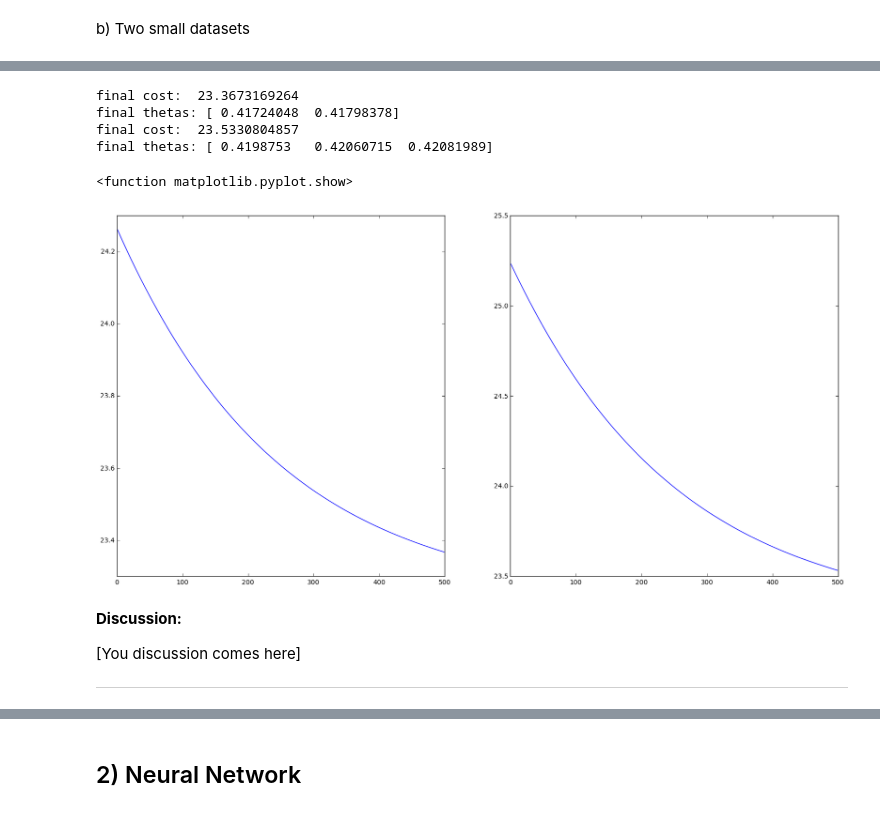
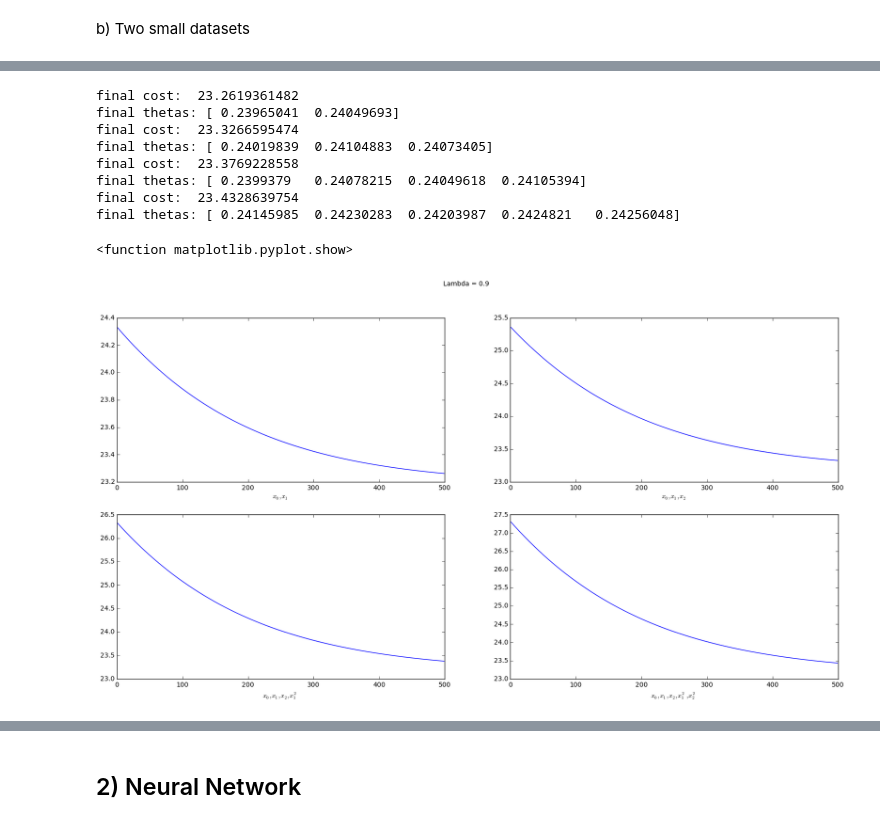
Before and after one commit to phielp/Leren-2016, a Jupyter notebook: Week3/assignment3_Berkelmans_Bouman.ipynb, the cells around one changed output, grey strips where cells are left out. Saved outputs shown, nothing was run; the diff lists cells and outputs as text; code cells hidden in the pictures.

```diff
--- a/Week3/assignment3_Berkelmans_Bouman.ipynb
+++ b/Week3/assignment3_Berkelmans_Bouman.ipynb
@@ -169,33 +198,53 @@ thetas2 = np.ones(len(X2[0]))
 # %%
+# plot results 1
 plt.figure(figsize=(20, 10))
+plt.suptitle("Lambda = 0.9")
+
+n_iter = 500
+alpha = 0.01
+lamb = 0.9
 
 # x_0 & x_1
-new_thetas, cost = regressionLog(X1, y, 0.01, 0.9, 500, thetas1)
+new_thetas, cost = regressionLog(X1, y, alpha, lamb, n_iter, thetas1)
 print "final cost: ", cost[-1]
 print "final thetas:",new_thetas
-
-plt.subplot(1,2,1)
+plt.subplot(2,2,1)
 plt.plot(cost)
+plt.xlabel("${x_0, x_1}$ ")
 
 # x_0 & x_1 & x_2
-new_thetas, cost = regressionLog(X2, y, 0.01, 0.9, 500, thetas2)
+new_thetas, cost = regressionLog(X2, y, alpha, lamb, n_iter, thetas2)
 print "final cost: ", cost[-1]
 print "final thetas:",new_thetas
+plt.subplot(2,2,2)
+plt.plot(cost)
+plt.xlabel("${x_0, x_1, x_2}$ ")
 
-plt.subplot(1,2,2)
+# x_0 & x_1 & x_2 & (x_1)^2
+new_thetas, cost = regressionLog(X3, y, alpha, lamb, n_iter, thetas3)
+print "final cost: ", cost[-1]
+print "final thetas:",new_thetas
+plt.subplot(2,2,3)
 plt.plot(cost)
+plt.xlabel("${x_0, x_1, x_2, x_1^2}$ ")
+
+# x_0 & x_1 & x_2 & (x_1)^2 & (x_2)^2
+new_thetas, cost = regressionLog(X4, y, alpha, lamb, n_iter, thetas4)
+print "final cost: ", cost[-1]
+print "final thetas:",new_thetas
+plt.subplot(2,2,4)
+plt.plot(cost)
+plt.xlabel("${x_0, x_1, x_2, x_1^2, x_2^2}$ ")
 
 plt.show
 # %% [output]
-final cost:  23.3673169264
-final thetas: [ 0.41724048  0.41798378]
-final cost:  23.5330804857
-final thetas: [ 0.4198753   0.42060715  0.42081989]
+final cost:  23.2619361482
+final thetas: [ 0.23965041  0.24049693]
+final cost:  23.3266595474
+final thetas: [ 0.24019839  0.24104883  0.24073405]
+final cost:  23.3769228558
+final thetas: [ 0.2399379   0.24078215  0.24049618  0.24105394]
+final cost:  23.4328639754
+final thetas: [ 0.24145985  0.24230283  0.24203987  0.2424821   0.24256048]
 <function matplotlib.pyplot.show>
-[figure, old version]
+[figure, new version]
-# %% [markdown]
-**Discussion:**
-
-[You discussion comes here]
-
------------------------------------
```
Also changed, not shown: parts of 19 cells of this notebook.
